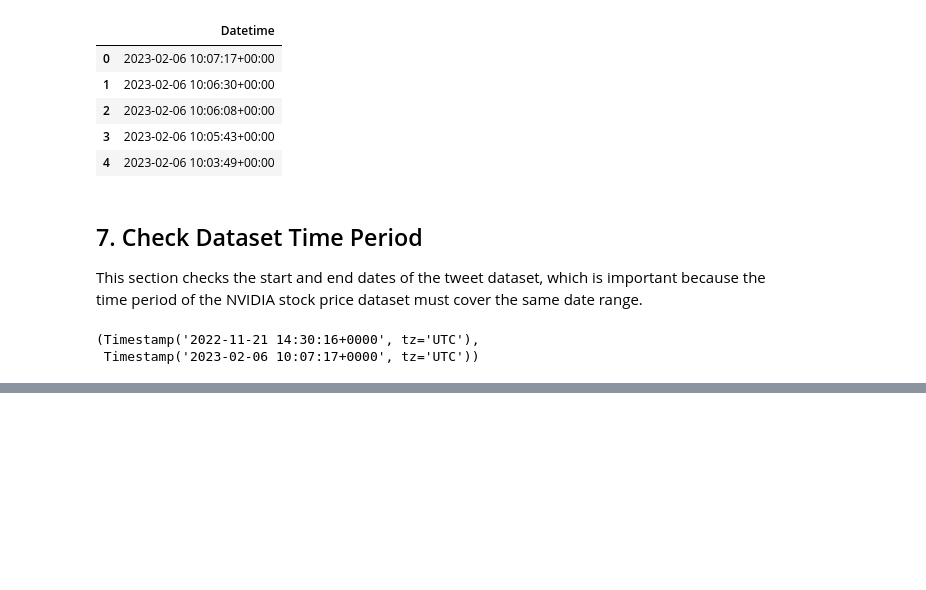
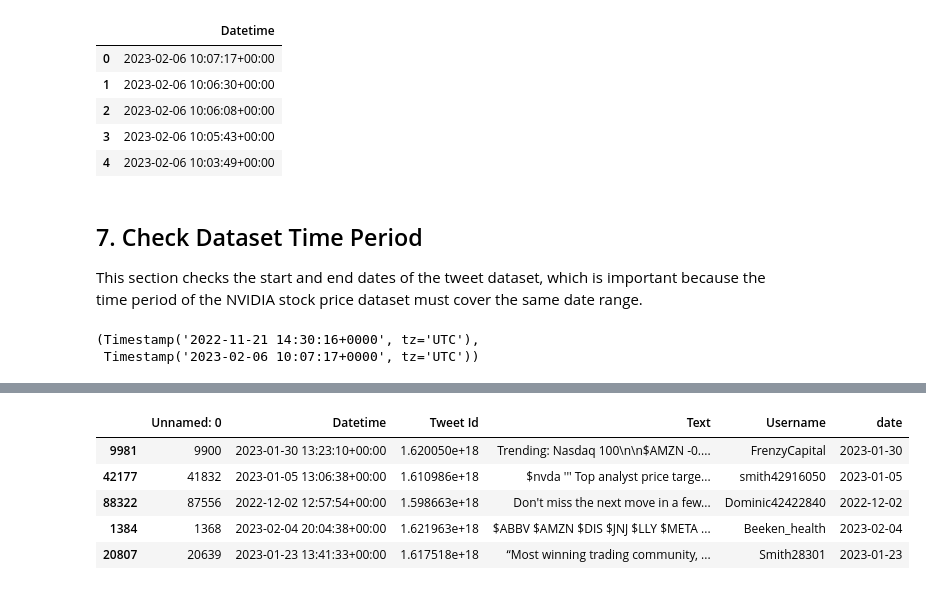
Before and after one commit to nathanielkong/COSC2671-Assignment-2, a Jupyter notebook: notebooks/01_data_collection_and_exploration.ipynb, the cells around one changed output, grey strips where cells are left out. Drawn from its saved outputs; the diff is of its cells as text; code cells hidden in the pictures; blank space fills up the shorter version.

Commit message:
final data collection and exploration

```diff
--- a/notebooks/01_data_collection_and_exploration.ipynb
+++ b/notebooks/01_data_collection_and_exploration.ipynb
@@ -108,0 +218,13 @@ start_date, end_date
+# %%
+sample_df = df.sample(n=1000, random_state=42)
+
+sample_df.to_csv("../data/sample/nvidia_tweets_sample.csv", index=False)
+
+sample_df.head()
+# %% [output]
+|  | Unnamed: 0 | Datetime | Tweet Id | Text | Username | date |
+| 9981 | 9900 | 2023-01-30 13:23:10+00:00 | 1.620050e+18 | Trending: Nasdaq 100\n\n$AMZN -0.... | FrenzyCapital | 2023-01-30 |
+| 42177 | 41832 | 2023-01-05 13:06:38+00:00 | 1.610986e+18 | $nvda ''' Top analyst price targe... | smith42916050 | 2023-01-05 |
+| 88322 | 87556 | 2022-12-02 12:57:54+00:00 | 1.598663e+18 | Don't miss the next move in a few... | Dominic42422840 | 2022-12-02 |
+| 1384 | 1368 | 2023-02-04 20:04:38+00:00 | 1.621963e+18 | $ABBV $AMZN $DIS $JNJ $LLY $META ... | Beeken_health | 2023-02-04 |
+| 20807 | 20639 | 2023-01-23 13:41:33+00:00 | 1.617518e+18 | “Most winning trading community, ... | Smith28301 | 2023-01-23 |
```
Also changed, not shown: parts of 16 cells of this notebook, 4 other files.
